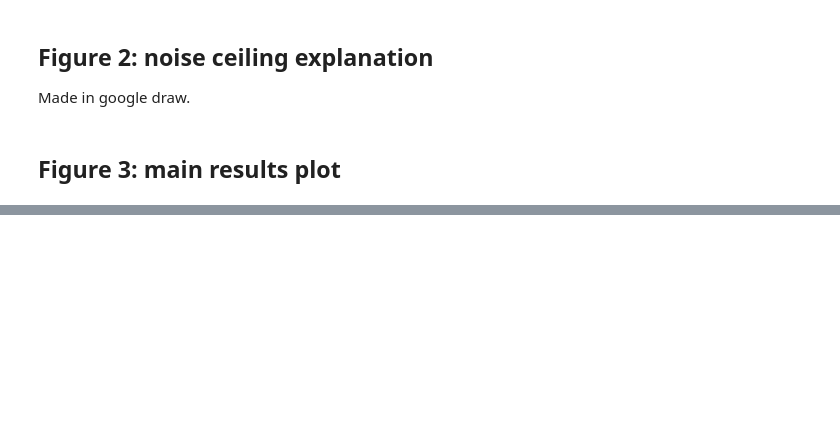
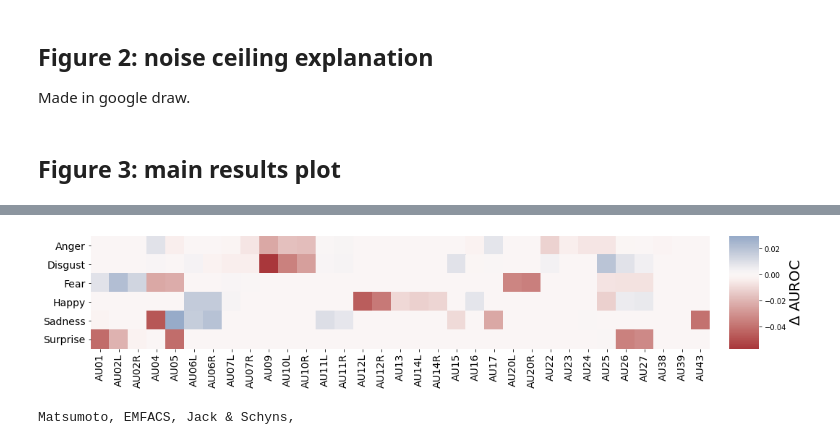
Before and after one commit to lukassnoek/hypothesis-kernel-analysis, a Jupyter notebook: notebooks/figures.ipynb, the cells around one changed output, grey strips where cells are left out. Saved outputs shown, nothing was run; the diff lists cells and outputs as text; code cells hidden in the pictures; blank space fills up the shorter version.

```diff
--- a/notebooks/figures.ipynb
+++ b/notebooks/figures.ipynb
@@ -462,0 +288,27 @@ fig.tight_layout()
+# %%
+df_abl = pd.read_csv('../results/scores_ablation.tsv', sep='\t', index_col=0)
+df_abl = df_abl.replace(map2leg).drop(['sub', 'beta', 'kernel'], axis=1)
+heatmap_abl = pd.DataFrame(np.zeros((6, 33)), columns=au_names, index=emo_names)
+for emo in emo_names:
+    this_df = df_abl.query("score != 0 & ablated_from == @emo & emotion == @emo")
+    this_df = this_df.groupby('ablated_au').mean().reset_index()
+    for _, row in this_df.iterrows():
+        heatmap_abl.loc[emo, row['ablated_au']] = row['score']
+
+fig, ax = plt.subplots(figsize=(16, 3), constrained_layout=True)
+ax= sns.heatmap(heatmap_abl, square=True, ax=ax, cmap='vlag_r', center=0)
+ax.set_xticklabels(ax.get_xticklabels(), fontsize=14);
+ax.set_yticklabels([s.capitalize() for s in emo_names], fontsize=14)
+ax.figure.axes[-1].set_ylabel(r'$\Delta$ AUROC', size=20)
+fig.savefig('figure_3.png', dpi=200)
+# %% [output]
+[figure, added]
+# %%
+df_abl = pd.read_csv('../results/scores_ablation.tsv', sep='\t', index_col=0)
+emo = 'anger'
+mapps = df_abl.query("emotion == @emo & ablated_from == @emo & ablated_au == 'AU22' & score != 0").mapping.unique()
+
+for mapp in mapps:
+    print(map2leg2[mapp].replace('\n', ' '), end=', ')
+# %% [output]
+Matsumoto, EMFACS, Jack & Schyns,
```
Also changed, not shown: parts of 50 cells of this notebook, 40 other files.
